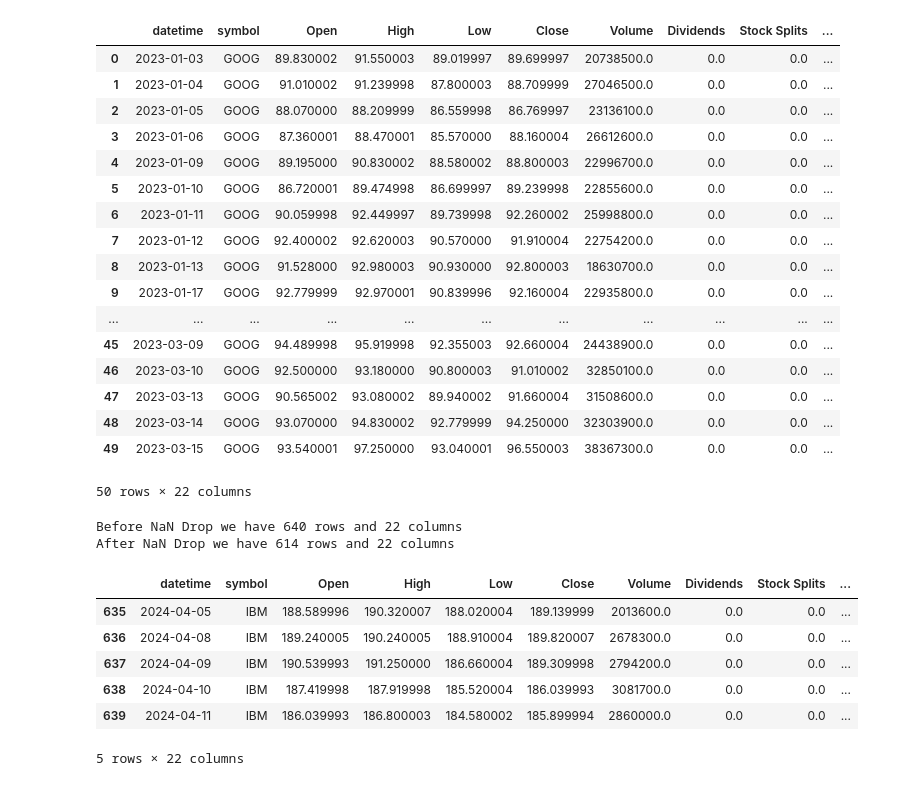
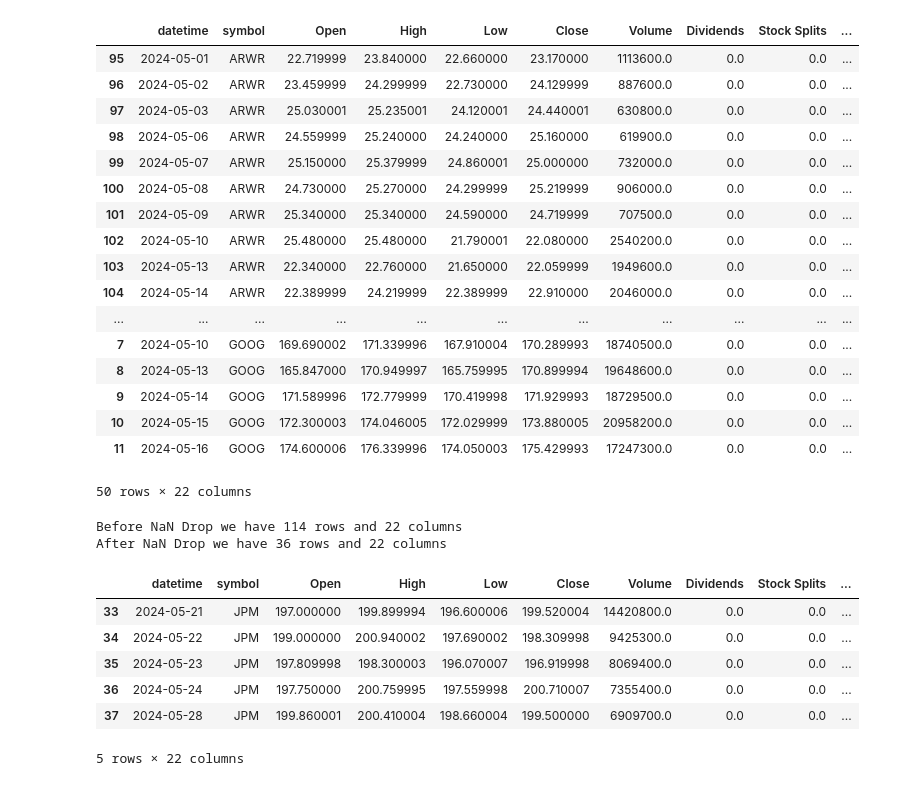
Before and after one commit to Surajshegukar/Risk-Controlled-Algorithmic-Trading-Using-Machine-Learning, a Jupyter notebook: notebooks/dataFetchAndPrepro.ipynb, the cells around one changed output. Cells and saved outputs as stored; diff of their text form; code cells hidden in the pictures.

```diff
--- a/notebooks/dataFetchAndPrepro.ipynb
+++ b/notebooks/dataFetchAndPrepro.ipynb
@@ -8,15 +7,15 @@ import numpy as np
 import pandas as pd
 import yfinance as yf
 # %%
-file_name = '../data/price_2.csv'
-start_date = '2023-01-02'
+file_name = '../data/price_1m.csv'
+start_date = '2024-05-01'
 # end_date = '2023-01-01'
 end_date = datetime.now().strftime('%Y-%m-%d')
 
 
 def grab_price_data(start_date,end_date):
     #tickers_list = ['JPM', 'COST', 'IBM', 'HD', 'ARWR']
-    tickers_list = ['GOOG','IBM']
+    tickers_list = ['GOOG','JPM', 'COST', 'IBM', 'HD', 'ARWR']
 
 # Store multiple result sets.
 
@@ -256,49 +255,49 @@ def calculate_prediction():
     close_groups = close_groups.transform(lambda x : np.sign(x.diff()))
 
     # add the data to the main dataframe.
     price_data['Prediction'] = close_groups
 
     # for simplicity in later sections I'm going to make a change to our prediction column. To keep this as a binary classifier I'll change flat days and consider them up days.
     price_data.loc[price_data['Prediction'] == 0.0] = 1.0
 
     # print the head
     return price_data.head(50)
     # OPTIONAL CODE: Dump the data frame to a CSV file to examine the data yourself.
     # price_data.to_csv('final_metrics.csv')
 
 
 
 #-----------------------------
 
 calculate_price_change()
 calculate_price_change2()
 smoothed_df()
 
 calculate_RSI()
 calculate_Stoc_Osc()
 calculate_williams_R()
 calculate_MACD()
 calculate_price_rate_of_change()
 calculate_obv()
 calculate_prediction()
 # %% [output]
 |  | datetime | symbol | Open | High | Low | Close | Volume | Dividends | Stock Splits | ... |
-| 0 | 2023-01-03 | GOOG | 89.830002 | 91.550003 | 89.019997 | 89.699997 | 20738500.0 | 0.0 | 0.0 | ... |
-| 1 | 2023-01-04 | GOOG | 91.010002 | 91.239998 | 87.800003 | 88.709999 | 27046500.0 | 0.0 | 0.0 | ... |
-| 2 | 2023-01-05 | GOOG | 88.070000 | 88.209999 | 86.559998 | 86.769997 | 23136100.0 | 0.0 | 0.0 | ... |
-| 3 | 2023-01-06 | GOOG | 87.360001 | 88.470001 | 85.570000 | 88.160004 | 26612600.0 | 0.0 | 0.0 | ... |
-| 4 | 2023-01-09 | GOOG | 89.195000 | 90.830002 | 88.580002 | 88.800003 | 22996700.0 | 0.0 | 0.0 | ... |
-| 5 | 2023-01-10 | GOOG | 86.720001 | 89.474998 | 86.699997 | 89.239998 | 22855600.0 | 0.0 | 0.0 | ... |
-| 6 | 2023-01-11 | GOOG | 90.059998 | 92.449997 | 89.739998 | 92.260002 | 25998800.0 | 0.0 | 0.0 | ... |
-| 7 | 2023-01-12 | GOOG | 92.400002 | 92.620003 | 90.570000 | 91.910004 | 22754200.0 | 0.0 | 0.0 | ... |
-| 8 | 2023-01-13 | GOOG | 91.528000 | 92.980003 | 90.930000 | 92.800003 | 18630700.0 | 0.0 | 0.0 | ... |
-| 9 | 2023-01-17 | GOOG | 92.779999 | 92.970001 | 90.839996 | 92.160004 | 22935800.0 | 0.0 | 0.0 | ... |
+| 95 | 2024-05-01 | ARWR | 22.719999 | 23.840000 | 22.660000 | 23.170000 | 1113600.0 | 0.0 | 0.0 | ... |
+| 96 | 2024-05-02 | ARWR | 23.459999 | 24.299999 | 22.730000 | 24.129999 | 887600.0 | 0.0 | 0.0 | ... |
+| 97 | 2024-05-03 | ARWR | 25.030001 | 25.235001 | 24.120001 | 24.440001 | 630800.0 | 0.0 | 0.0 | ... |
+| 98 | 2024-05-06 | ARWR | 24.559999 | 25.240000 | 24.240000 | 25.160000 | 619900.0 | 0.0 | 0.0 | ... |
+| 99 | 2024-05-07 | ARWR | 25.150000 | 25.379999 | 24.860001 | 25.000000 | 732000.0 | 0.0 | 0.0 | ... |
+| 100 | 2024-05-08 | ARWR | 24.730000 | 25.270000 | 24.299999 | 25.219999 | 906000.0 | 0.0 | 0.0 | ... |
+| 101 | 2024-05-09 | ARWR | 25.340000 | 25.340000 | 24.590000 | 24.719999 | 707500.0 | 0.0 | 0.0 | ... |
+| 102 | 2024-05-10 | ARWR | 25.480000 | 25.480000 | 21.790001 | 22.080000 | 2540200.0 | 0.0 | 0.0 | ... |
+| 103 | 2024-05-13 | ARWR | 22.340000 | 22.760000 | 21.650000 | 22.059999 | 1949600.0 | 0.0 | 0.0 | ... |
+| 104 | 2024-05-14 | ARWR | 22.389999 | 24.219999 | 22.389999 | 22.910000 | 2046000.0 | 0.0 | 0.0 | ... |
 | ... | ... | ... | ... | ... | ... | ... | ... | ... | ... | ... |
-| 45 | 2023-03-09 | GOOG | 94.489998 | 95.919998 | 92.355003 | 92.660004 | 24438900.0 | 0.0 | 0.0 | ... |
-| 46 | 2023-03-10 | GOOG | 92.500000 | 93.180000 | 90.800003 | 91.010002 | 32850100.0 | 0.0 | 0.0 | ... |
-| 47 | 2023-03-13 | GOOG | 90.565002 | 93.080002 | 89.940002 | 91.660004 | 31508600.0 | 0.0 | 0.0 | ... |
-| 48 | 2023-03-14 | GOOG | 93.070000 | 94.830002 | 92.779999 | 94.250000 | 32303900.0 | 0.0 | 0.0 | ... |
-| 49 | 2023-03-15 | GOOG | 93.540001 | 97.250000 | 93.040001 | 96.550003 | 38367300.0 | 0.0 | 0.0 | ... |
+| 7 | 2024-05-10 | GOOG | 169.690002 | 171.339996 | 167.910004 | 170.289993 | 18740500.0 | 0.0 | 0.0 | ... |
+| 8 | 2024-05-13 | GOOG | 165.847000 | 170.949997 | 165.759995 | 170.899994 | 19648600.0 | 0.0 | 0.0 | ... |
+| 9 | 2024-05-14 | GOOG | 171.589996 | 172.779999 | 170.419998 | 171.929993 | 18729500.0 | 0.0 | 0.0 | ... |
+| 10 | 2024-05-15 | GOOG | 172.300003 | 174.046005 | 172.029999 | 173.880005 | 20958200.0 | 0.0 | 0.0 | ... |
+| 11 | 2024-05-16 | GOOG | 174.600006 | 176.339996 | 174.050003 | 175.429993 | 17247300.0 | 0.0 | 0.0 | ... |
 50 rows × 22 columns
 # %%
 print('Before NaN Drop we have {} rows and {} columns'.format(price_data.shape[0], price_data.shape[1]))
@@ -312,14 +311,14 @@ print('After NaN Drop we have {} rows and {} columns'.format(price_data.shape[0]
 # Print the head.
 price_data.tail()
 # %% [output]
-Before NaN Drop we have 640 rows and 22 columns
-After NaN Drop we have 614 rows and 22 columns
+Before NaN Drop we have 114 rows and 22 columns
+After NaN Drop we have 36 rows and 22 columns
 |  | datetime | symbol | Open | High | Low | Close | Volume | Dividends | Stock Splits | ... |
-| 635 | 2024-04-05 | IBM | 188.589996 | 190.320007 | 188.020004 | 189.139999 | 2013600.0 | 0.0 | 0.0 | ... |
-| 636 | 2024-04-08 | IBM | 189.240005 | 190.240005 | 188.910004 | 189.820007 | 2678300.0 | 0.0 | 0.0 | ... |
-| 637 | 2024-04-09 | IBM | 190.539993 | 191.250000 | 186.660004 | 189.309998 | 2794200.0 | 0.0 | 0.0 | ... |
-| 638 | 2024-04-10 | IBM | 187.419998 | 187.919998 | 185.520004 | 186.039993 | 3081700.0 | 0.0 | 0.0 | ... |
-| 639 | 2024-04-11 | IBM | 186.039993 | 186.800003 | 184.580002 | 185.899994 | 2860000.0 | 0.0 | 0.0 | ... |
+| 33 | 2024-05-21 | JPM | 197.000000 | 199.899994 | 196.600006 | 199.520004 | 14420800.0 | 0.0 | 0.0 | ... |
+| 34 | 2024-05-22 | JPM | 199.000000 | 200.940002 | 197.690002 | 198.309998 | 9425300.0 | 0.0 | 0.0 | ... |
+| 35 | 2024-05-23 | JPM | 197.809998 | 198.300003 | 196.070007 | 196.919998 | 8069400.0 | 0.0 | 0.0 | ... |
+| 36 | 2024-05-24 | JPM | 197.750000 | 200.759995 | 197.559998 | 200.710007 | 7355400.0 | 0.0 | 0.0 | ... |
+| 37 | 2024-05-28 | JPM | 199.860001 | 200.410004 | 198.660004 | 199.500000 | 6909700.0 | 0.0 | 0.0 | ... |
 5 rows × 22 columns
 # %%
 price_data.to_csv(file_name)
```
Also changed, not shown: parts of 1 cell of this notebook, 6 other files.
